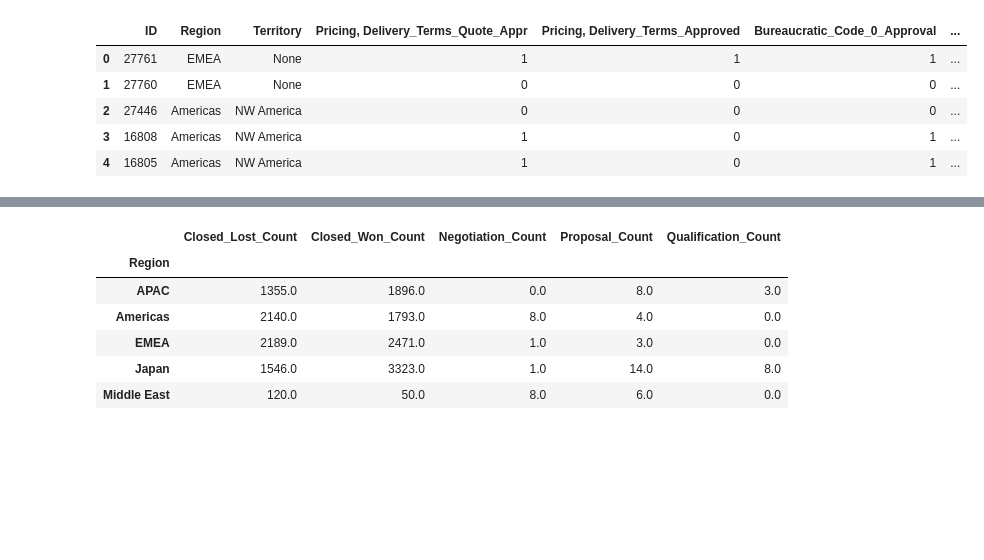
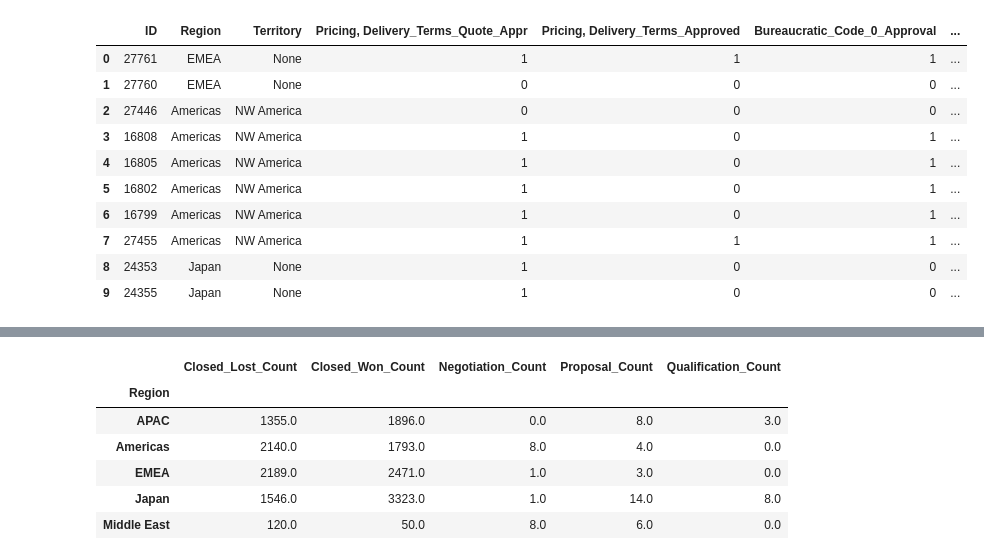
Before and after one commit to Fiuba-Big-Data-Analytics/Fiuba-Big-Data-Analytics-TPs, a Jupyter notebook: Tp1/Regions.ipynb, the cells around one changed output, grey strips where cells are left out. Saved outputs shown, nothing was run; the diff lists cells and outputs as text; code cells hidden in the pictures; blank space fills up the shorter version.

```diff
--- a/Tp1/Regions.ipynb
+++ b/Tp1/Regions.ipynb
@@ -10,12 +22,17 @@ entrenamiento = pd.read_csv(url)
 # %%
-entrenamiento.head()
+entrenamiento.head(10)
 # %% [output]
 |  | ID | Region | Territory | Pricing, Delivery_Terms_Quote_Appr | Pricing, Delivery_Terms_Approved | Bureaucratic_Code_0_Approval | ... |
 | 0 | 27761 | EMEA | None | 1 | 1 | 1 | ... |
 | 1 | 27760 | EMEA | None | 0 | 0 | 0 | ... |
 | 2 | 27446 | Americas | NW America | 0 | 0 | 0 | ... |
 | 3 | 16808 | Americas | NW America | 1 | 0 | 1 | ... |
 | 4 | 16805 | Americas | NW America | 1 | 0 | 1 | ... |
+| 5 | 16802 | Americas | NW America | 1 | 0 | 1 | ... |
+| 6 | 16799 | Americas | NW America | 1 | 0 | 1 | ... |
+| 7 | 27455 | Americas | NW America | 1 | 1 | 1 | ... |
+| 8 | 24353 | Japan | None | 1 | 0 | 0 | ... |
+| 9 | 24355 | Japan | None | 1 | 0 | 0 | ... |
 # %%
 entrenamiento.info()
 # %% [output]
```
Also changed, not shown: parts of 11 cells of this notebook.
